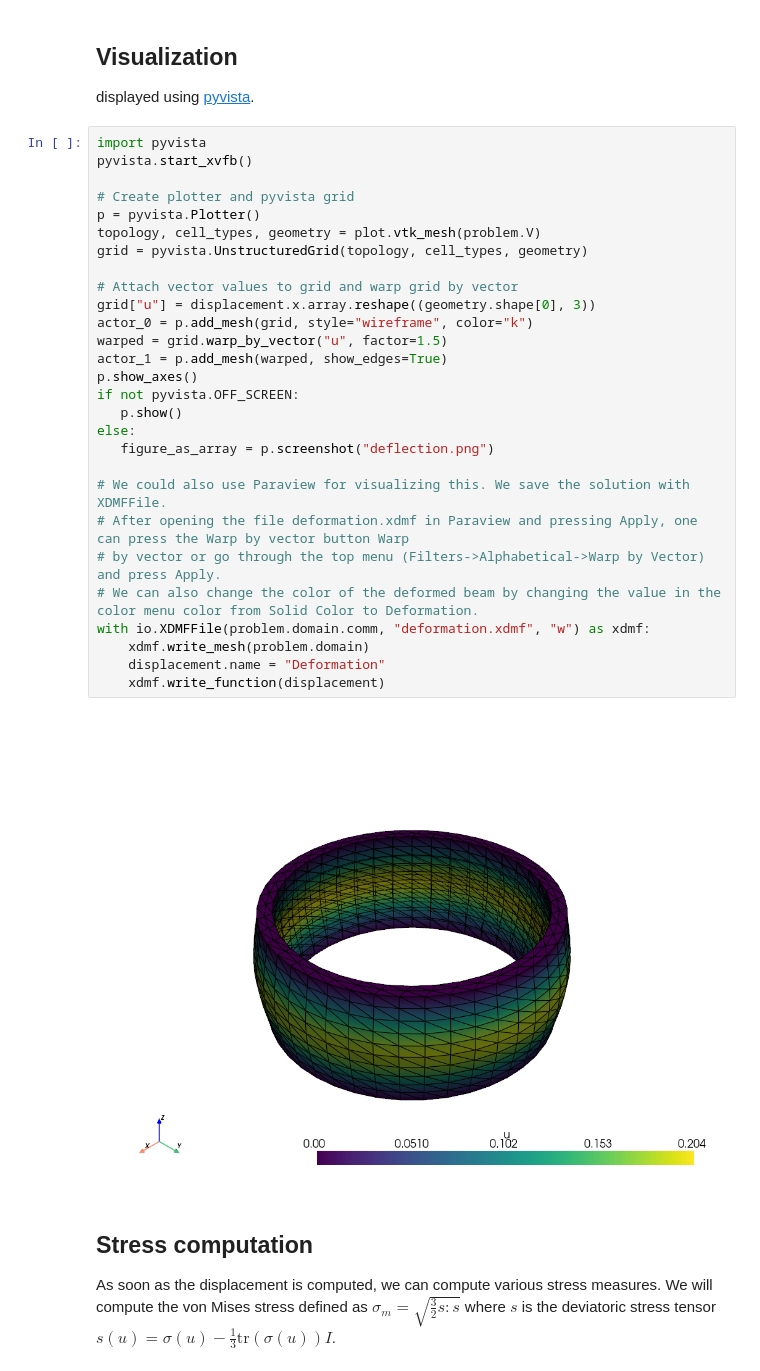
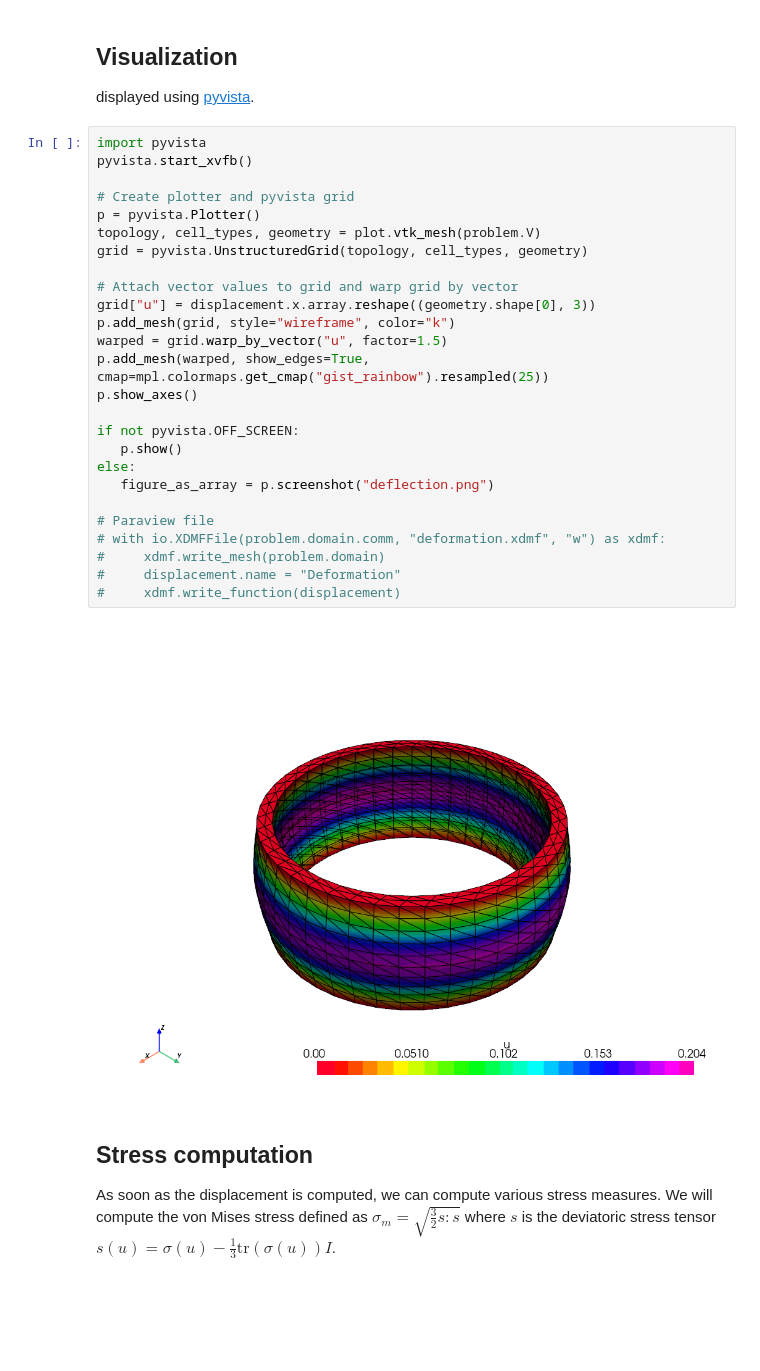
Before and after one commit to giozu/FEM, a Jupyter notebook: FEniCSx/3D/cylindrical_shell_stationary/linear_elasticity.ipynb, the cells around one changed output. Drawn from its saved outputs; the diff is of its cells as text; blank space fills up the shorter version.

Commit message:
update colormap

```diff
--- a/FEniCSx/3D/cylindrical_shell_stationary/linear_elasticity.ipynb
+++ b/FEniCSx/3D/cylindrical_shell_stationary/linear_elasticity.ipynb
@@ -284,33 +302,31 @@ displayed using [pyvista](https://docs.pyvista.org/).
 # %%
 import pyvista
 pyvista.start_xvfb()
 
 # Create plotter and pyvista grid
 p = pyvista.Plotter()
 topology, cell_types, geometry = plot.vtk_mesh(problem.V)
 grid = pyvista.UnstructuredGrid(topology, cell_types, geometry)
 
 # Attach vector values to grid and warp grid by vector
 grid["u"] = displacement.x.array.reshape((geometry.shape[0], 3))
-actor_0 = p.add_mesh(grid, style="wireframe", color="k")
+p.add_mesh(grid, style="wireframe", color="k")
 warped = grid.warp_by_vector("u", factor=1.5)
-actor_1 = p.add_mesh(warped, show_edges=True)
+p.add_mesh(warped, show_edges=True, cmap=mpl.colormaps.get_cmap("gist_rainbow").resampled(25))
 p.show_axes()
+
 if not pyvista.OFF_SCREEN:
    p.show()
 else:
    figure_as_array = p.screenshot("deflection.png")
 
-# We could also use Paraview for visualizing this. We save the solution with XDMFFile.
-# After opening the file deformation.xdmf in Paraview and pressing Apply, one can press the Warp by vector button Warp
-# by vector or go through the top menu (Filters->Alphabetical->Warp by Vector) and press Apply.
-# We can also change the color of the deformed beam by changing the value in the color menu color from Solid Color to Deformation.
-with io.XDMFFile(problem.domain.comm, "deformation.xdmf", "w") as xdmf:
-    xdmf.write_mesh(problem.domain)
-    displacement.name = "Deformation"
-    xdmf.write_function(displacement)
+# Paraview file
+# with io.XDMFFile(problem.domain.comm, "deformation.xdmf", "w") as xdmf:
+#     xdmf.write_mesh(problem.domain)
+#     displacement.name = "Deformation"
+#     xdmf.write_function(displacement)
 # %% [output]
-[figure, old version]
+[figure, new version]
 # %% [markdown]
 ## Stress computation
 As soon as the displacement is computed, we can compute various stress measures. We will compute the von Mises stress defined as $\sigma_m=\sqrt{\frac{3}{2}s:s}$ where $s$ is the deviatoric stress tensor $s(u)=\sigma(u)-\frac{1}{3}\mathrm{tr}(\sigma(u))I$.
```
Also changed, not shown: parts of 4 cells of this notebook, 11 other files.
